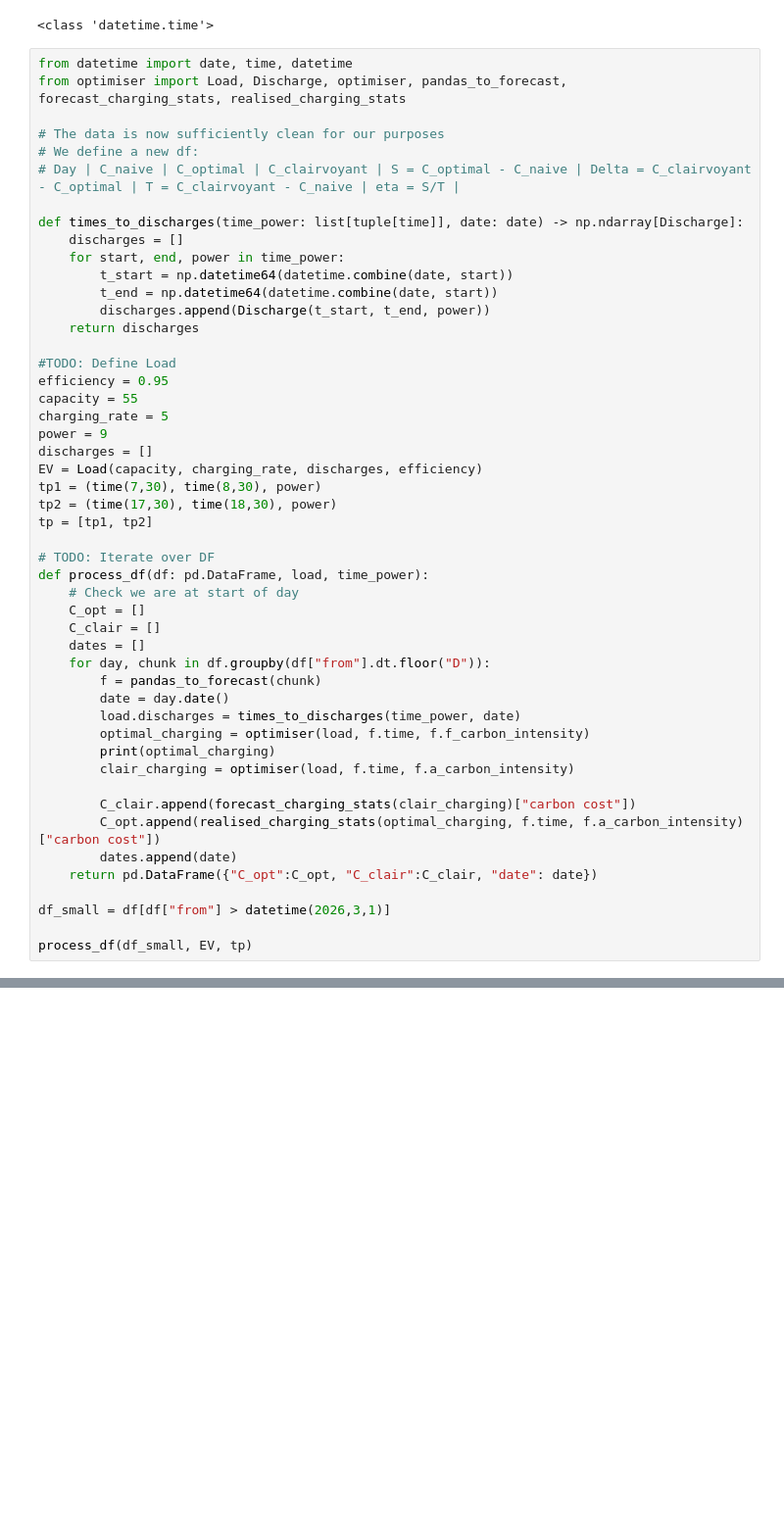
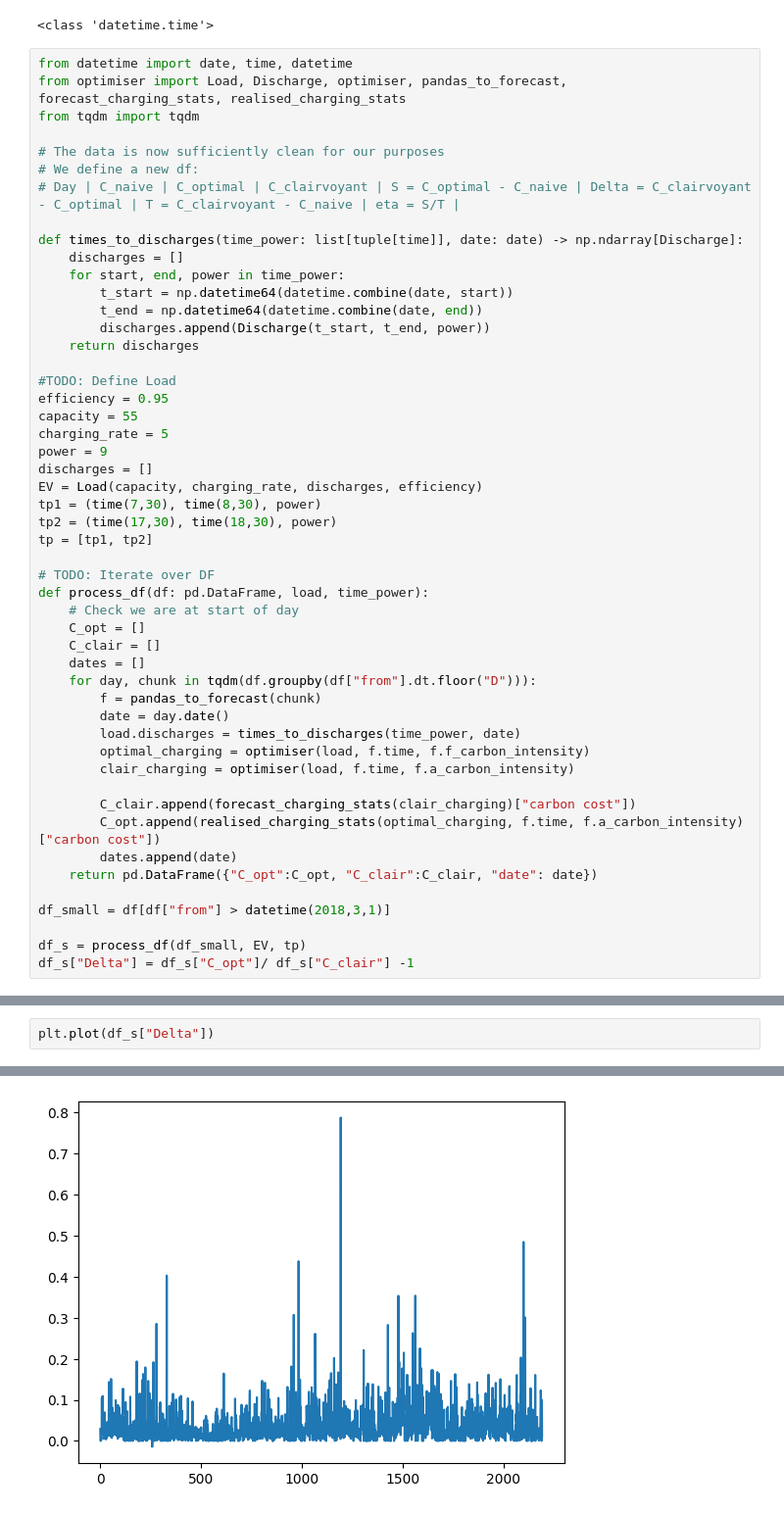
Before and after one commit to sebastianodutola/Optimal_Carbon_Cost, a Jupyter notebook: disorganised code/notebook2.ipynb, the cells around one changed output, grey strips where cells are left out. Shown at 98% size. Cells and saved outputs as stored; diff of their text form; blank space fills up the shorter version.

```diff
--- a/disorganised code/notebook2.ipynb
+++ b/disorganised code/notebook2.ipynb
@@ -118,6 +118,7 @@ print(type(df["from"][0].time()))
 # %%
 from datetime import date, time, datetime
 from optimiser import Load, Discharge, optimiser, pandas_to_forecast, forecast_charging_stats, realised_charging_stats
+from tqdm import tqdm
 
 # The data is now sufficiently clean for our purposes
 # We define a new df:
@@ -127,7 +128,7 @@ def times_to_discharges(time_power: list[tuple[time]], date: date) -> np.ndarray
     discharges = []
     for start, end, power in time_power:
         t_start = np.datetime64(datetime.combine(date, start))
-        t_end = np.datetime64(datetime.combine(date, start))
+        t_end = np.datetime64(datetime.combine(date, end))
         discharges.append(Discharge(t_start, t_end, power))
     return discharges
 
@@ -148,12 +149,11 @@ def process_df(df: pd.DataFrame, load, time_power):
     C_opt = []
     C_clair = []
     dates = []
-    for day, chunk in df.groupby(df["from"].dt.floor("D")):
+    for day, chunk in tqdm(df.groupby(df["from"].dt.floor("D"))):
         f = pandas_to_forecast(chunk)
         date = day.date()
         load.discharges = times_to_discharges(time_power, date)
         optimal_charging = optimiser(load, f.time, f.f_carbon_intensity)
-        print(optimal_charging)
         clair_charging = optimiser(load, f.time, f.a_carbon_intensity)
 
         C_clair.append(forecast_charging_stats(clair_charging)["carbon cost"])
@@ -161,6 +161,7 @@ def process_df(df: pd.DataFrame, load, time_power):
         dates.append(date)
     return pd.DataFrame({"C_opt":C_opt, "C_clair":C_clair, "date": date})
 
-df_small = df[df["from"] > datetime(2026,3,1)]
+df_small = df[df["from"] > datetime(2018,3,1)]
 
-process_df(df_small, EV, tp)
+df_s = process_df(df_small, EV, tp)
+df_s["Delta"] = df_s["C_opt"]/ df_s["C_clair"] -1
@@ -178,0 +178,3 @@ carbon intensity type: <class 'numpy.float64'>; energy drawn type: <class 'numpy
+# %%
+plt.plot(df_s["Delta"])
+# %% [output]
@@ -178,0 +182 @@ carbon intensity type: <class 'numpy.float64'>; energy drawn type: <class 'numpy
+[figure, added]
```
Also changed, not shown: parts of 6 cells of this notebook, 10 other files.
